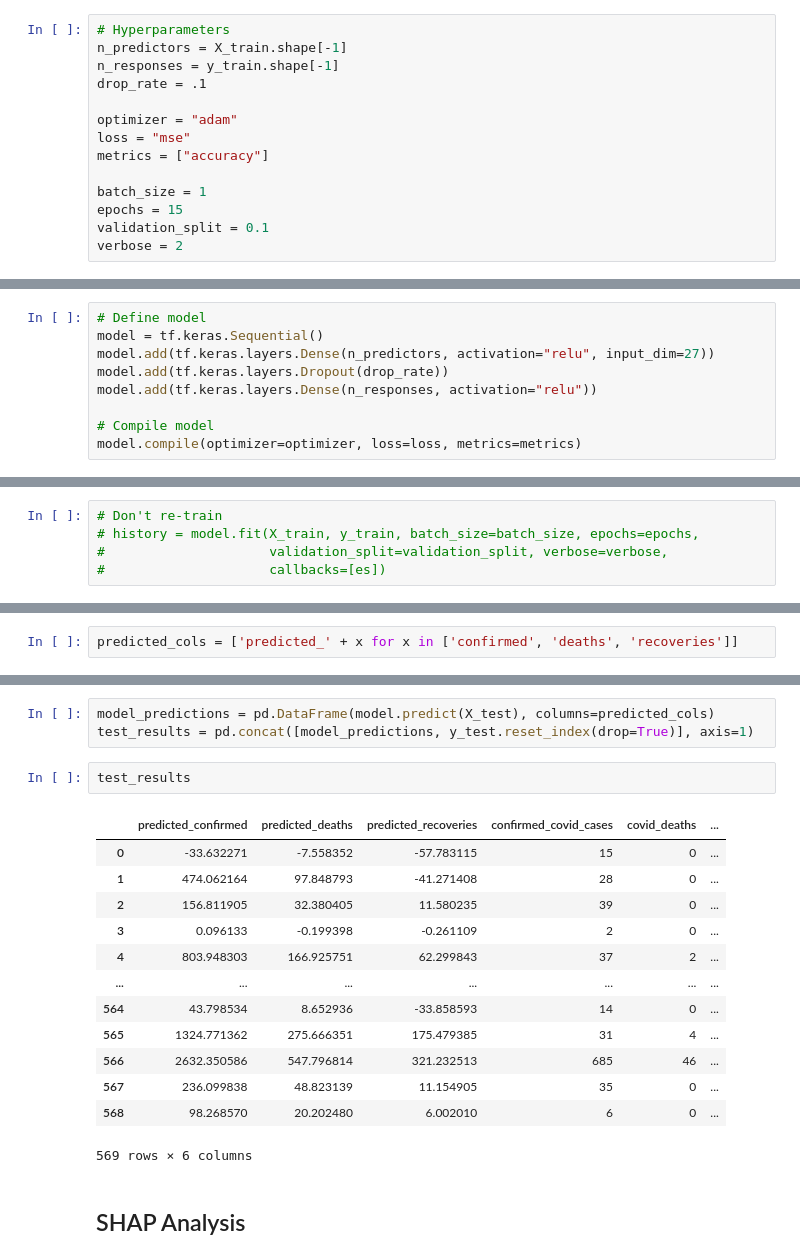
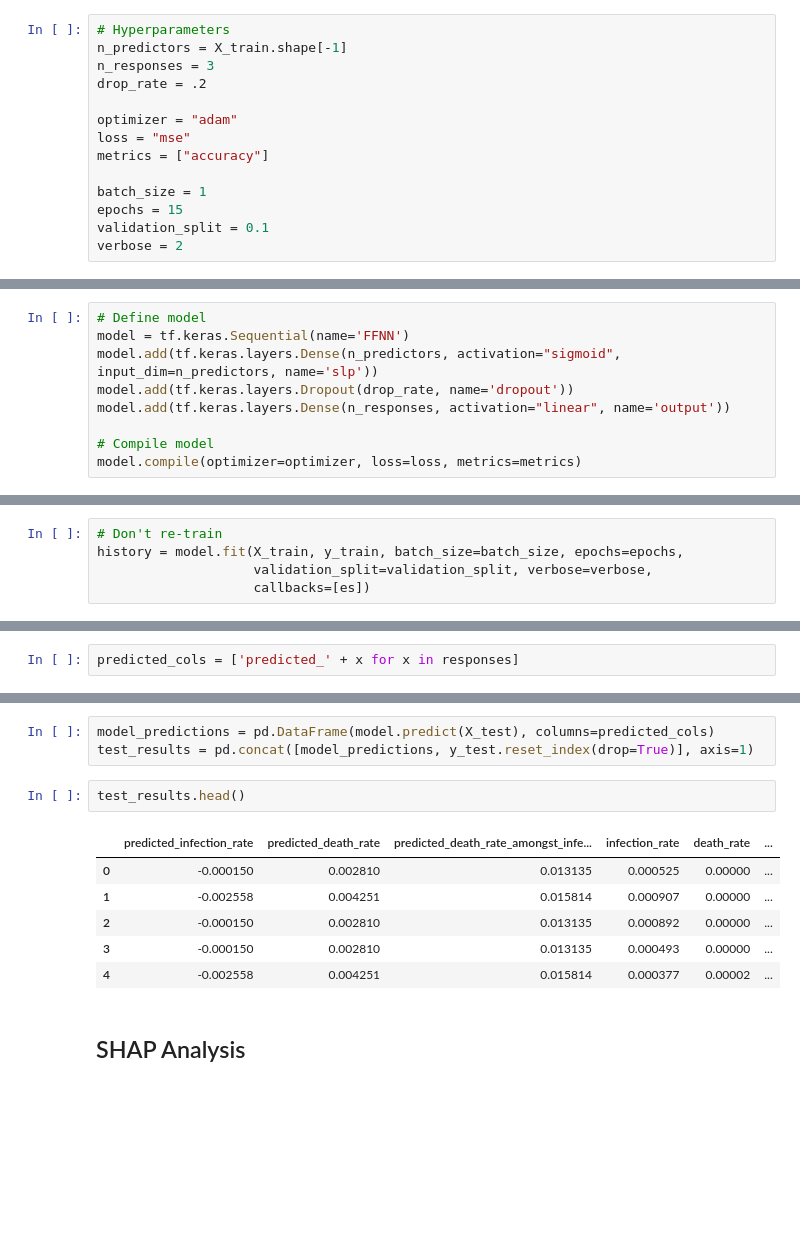
Before and after one commit to jluby/cs109_airpred, a Jupyter notebook: ffnn_analysis.ipynb, the cells around one changed output, grey strips where cells are left out. Saved outputs shown, nothing was run; the diff lists cells and outputs as text; blank space fills up the shorter version.

```diff
--- a/ffnn_analysis.ipynb
+++ b/ffnn_analysis.ipynb
@@ -89,8 +89,8 @@ The researchers built a Feed Forward Neural Network (FFNN) to do analysis on the
 # %%
 # Hyperparameters
 n_predictors = X_train.shape[-1]
-n_responses = y_train.shape[-1]
-drop_rate = .1
+n_responses = 3
+drop_rate = .2
 
 optimizer = "adam"
 loss = "mse"
@@ -104,10 +104,10 @@ verbose = 2
 A simple, shallow architecture was used, in part because of the small size of the dataset. With only $2272$ observations in the dataset, deep learning would have not yielded any better results. It was tried, and the model overfit very quickly.
 # %%
 # Define model
-model = tf.keras.Sequential()
-model.add(tf.keras.layers.Dense(n_predictors, activation="relu", input_dim=27))
-model.add(tf.keras.layers.Dropout(drop_rate))
-model.add(tf.keras.layers.Dense(n_responses, activation="relu"))
+model = tf.keras.Sequential(name='FFNN')
+model.add(tf.keras.layers.Dense(n_predictors, activation="sigmoid", input_dim=n_predictors, name='slp'))
+model.add(tf.keras.layers.Dropout(drop_rate, name='dropout'))
+model.add(tf.keras.layers.Dense(n_responses, activation="linear", name='output'))
 
 # Compile model
 model.compile(optimizer=optimizer, loss=loss, metrics=metrics)
@@ -135,6 +135,6 @@ _________________________________________________________________
 es = tf.keras.callbacks.EarlyStopping(monitor='val_loss', mode='min', verbose=1, patience=3)
 # %%
 # Don't re-train
-# history = model.fit(X_train, y_train, batch_size=batch_size, epochs=epochs,
-#                     validation_split=validation_split, verbose=verbose,
-#                     callbacks=[es])
+history = model.fit(X_train, y_train, batch_size=batch_size, epochs=epochs,
+                    validation_split=validation_split, verbose=verbose,
+                    callbacks=[es])
@@ -211,28 +234,21 @@ plot_accuracy(history)
 # Load model
 model = load_keras_model("model_FFNN")
 # %%
-predicted_cols = ['predicted_' + x for x in ['confirmed', 'deaths', 'recoveries']]
+predicted_cols = ['predicted_' + x for x in responses]
 # %% [markdown]
 The model predictions, shown below, are not very good. This confirms our suspicion that the data were not adequate enough for the network to learn meaningful relationships.
 # %%
 model_predictions = pd.DataFrame(model.predict(X_test), columns=predicted_cols)
 test_results = pd.concat([model_predictions, y_test.reset_index(drop=True)], axis=1)
 # %%
-test_results
+test_results.head()
 # %% [output]
-|  | predicted_confirmed | predicted_deaths | predicted_recoveries | confirmed_covid_cases | covid_deaths | ... |
-| 0 | -33.632271 | -7.558352 | -57.783115 | 15 | 0 | ... |
-| 1 | 474.062164 | 97.848793 | -41.271408 | 28 | 0 | ... |
-| 2 | 156.811905 | 32.380405 | 11.580235 | 39 | 0 | ... |
-| 3 | 0.096133 | -0.199398 | -0.261109 | 2 | 0 | ... |
-| 4 | 803.948303 | 166.925751 | 62.299843 | 37 | 2 | ... |
-| ... | ... | ... | ... | ... | ... | ... |
-| 564 | 43.798534 | 8.652936 | -33.858593 | 14 | 0 | ... |
-| 565 | 1324.771362 | 275.666351 | 175.479385 | 31 | 4 | ... |
-| 566 | 2632.350586 | 547.796814 | 321.232513 | 685 | 46 | ... |
-| 567 | 236.099838 | 48.823139 | 11.154905 | 35 | 0 | ... |
-| 568 | 98.268570 | 20.202480 | 6.002010 | 6 | 0 | ... |
+|  | predicted_infection_rate | predicted_death_rate | predicted_death_rate_amongst_infe... | infection_rate | death_rate | ... |
+| 0 | -0.000150 | 0.002810 | 0.013135 | 0.000525 | 0.00000 | ... |
+| 1 | -0.002558 | 0.004251 | 0.015814 | 0.000907 | 0.00000 | ... |
+| 2 | -0.000150 | 0.002810 | 0.013135 | 0.000892 | 0.00000 | ... |
+| 3 | -0.000150 | 0.002810 | 0.013135 | 0.000493 | 0.00000 | ... |
+| 4 | -0.002558 | 0.004251 | 0.015814 | 0.000377 | 0.00002 | ... |
-569 rows × 6 columns
 # %% [markdown]
 ## SHAP Analysis
 # %% [markdown]
```
Also changed, not shown: parts of 12 cells of this notebook, 3 other files.
